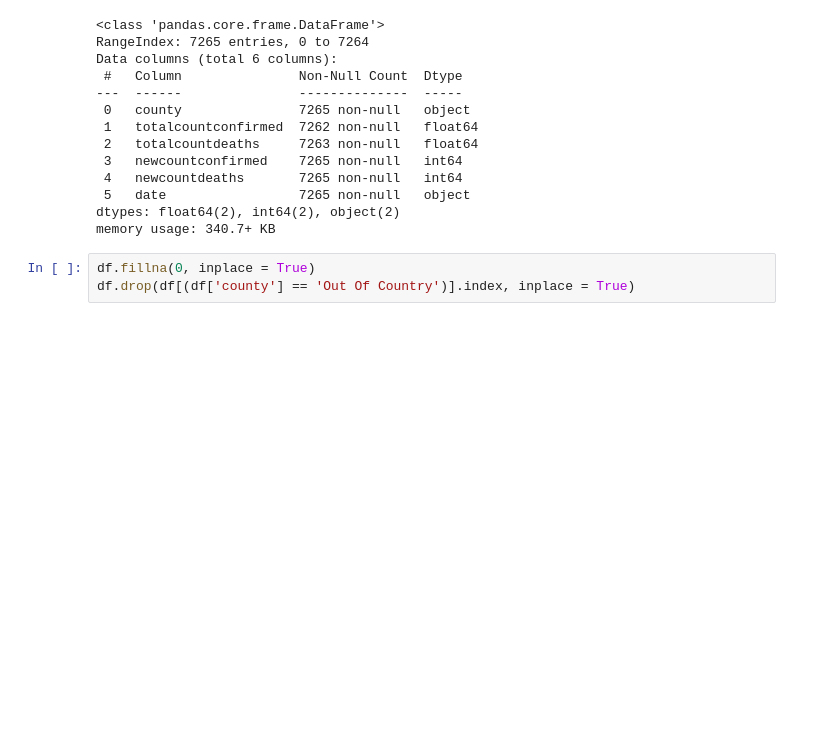
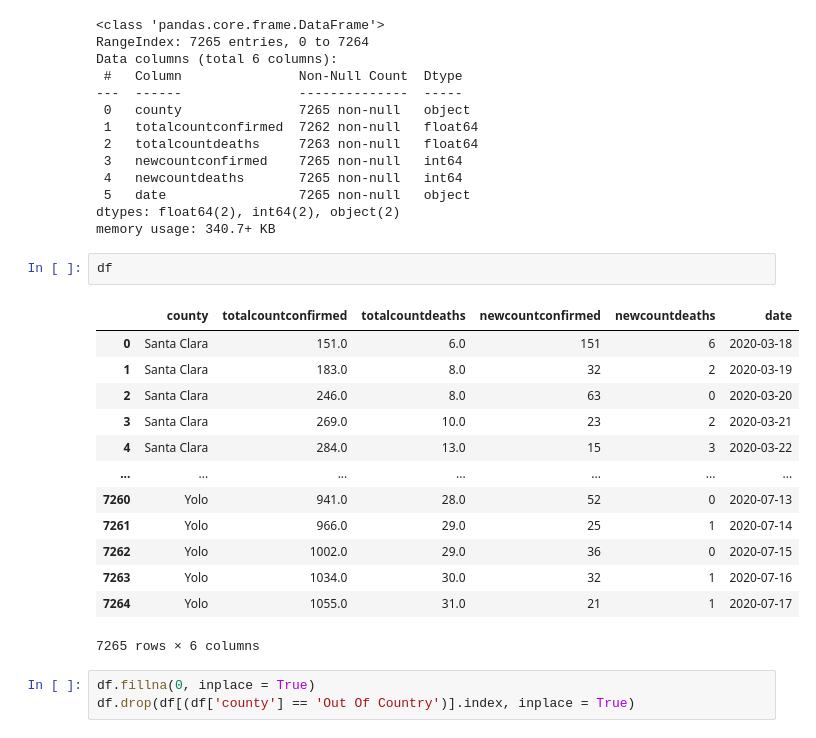
Before and after one commit to erinaverchill/covid-vaccine-plz, a Jupyter notebook: initial_covid_db.ipynb, the cells around one changed output. Saved outputs shown, nothing was run; the diff lists cells and outputs as text; blank space fills up the shorter version.

```diff
--- a/initial_covid_db.ipynb
+++ b/initial_covid_db.ipynb
@@ -23,6 +23,22 @@ Data columns (total 6 columns):
  5   date                 7265 non-null   object
 dtypes: float64(2), int64(2), object(2)
 memory usage: 340.7+ KB
+# %%
+df
+# %% [output]
+|  | county | totalcountconfirmed | totalcountdeaths | newcountconfirmed | newcountdeaths | date |
+| 0 | Santa Clara | 151.0 | 6.0 | 151 | 6 | 2020-03-18 |
+| 1 | Santa Clara | 183.0 | 8.0 | 32 | 2 | 2020-03-19 |
+| 2 | Santa Clara | 246.0 | 8.0 | 63 | 0 | 2020-03-20 |
+| 3 | Santa Clara | 269.0 | 10.0 | 23 | 2 | 2020-03-21 |
+| 4 | Santa Clara | 284.0 | 13.0 | 15 | 3 | 2020-03-22 |
+| ... | ... | ... | ... | ... | ... | ... |
+| 7260 | Yolo | 941.0 | 28.0 | 52 | 0 | 2020-07-13 |
+| 7261 | Yolo | 966.0 | 29.0 | 25 | 1 | 2020-07-14 |
+| 7262 | Yolo | 1002.0 | 29.0 | 36 | 0 | 2020-07-15 |
+| 7263 | Yolo | 1034.0 | 30.0 | 32 | 1 | 2020-07-16 |
+| 7264 | Yolo | 1055.0 | 31.0 | 21 | 1 | 2020-07-17 |
+7265 rows × 6 columns
 # %%
 df.fillna(0, inplace = True)
 df.drop(df[(df['county'] == 'Out Of Country')].index, inplace = True)
```
Also changed, not shown: 1 other file.
